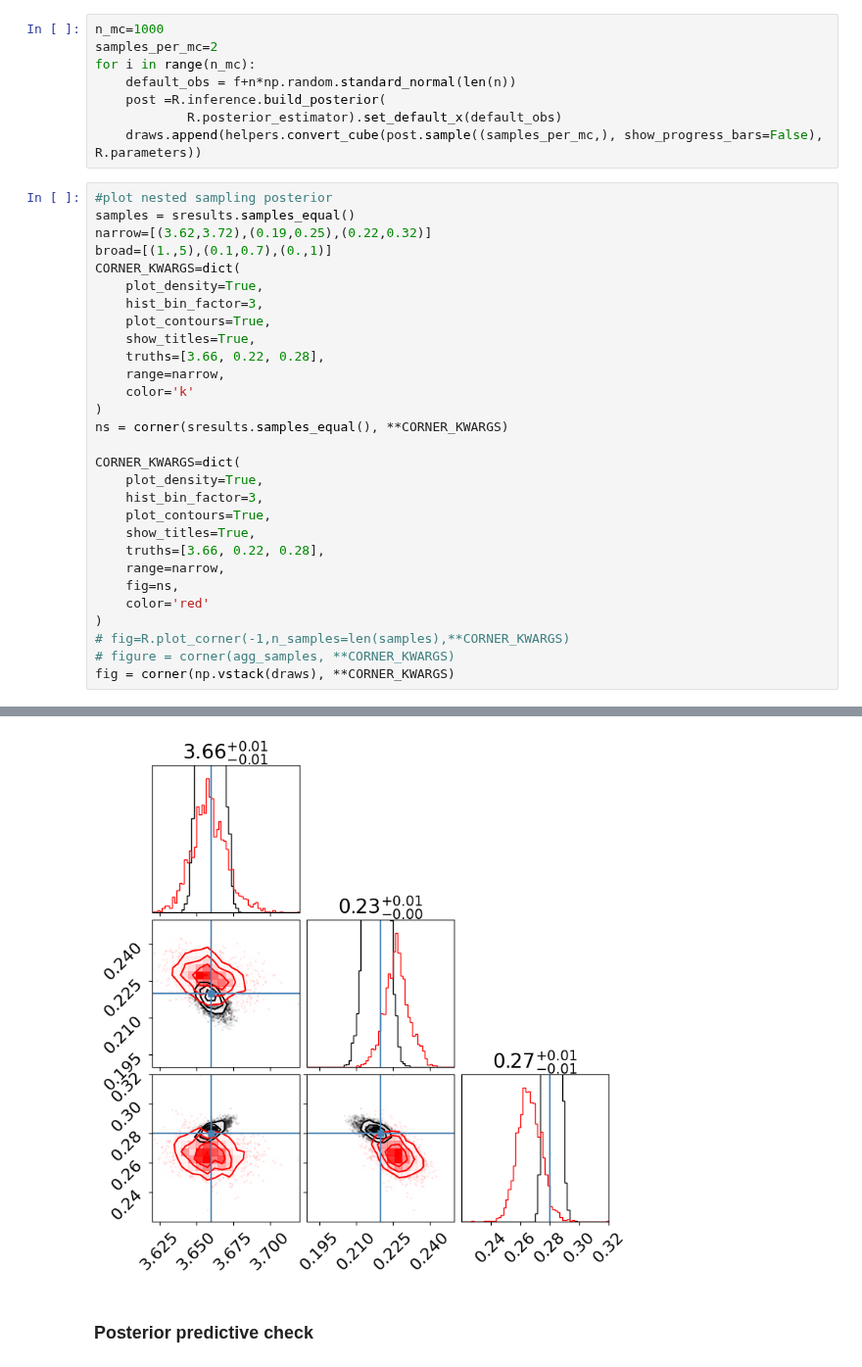
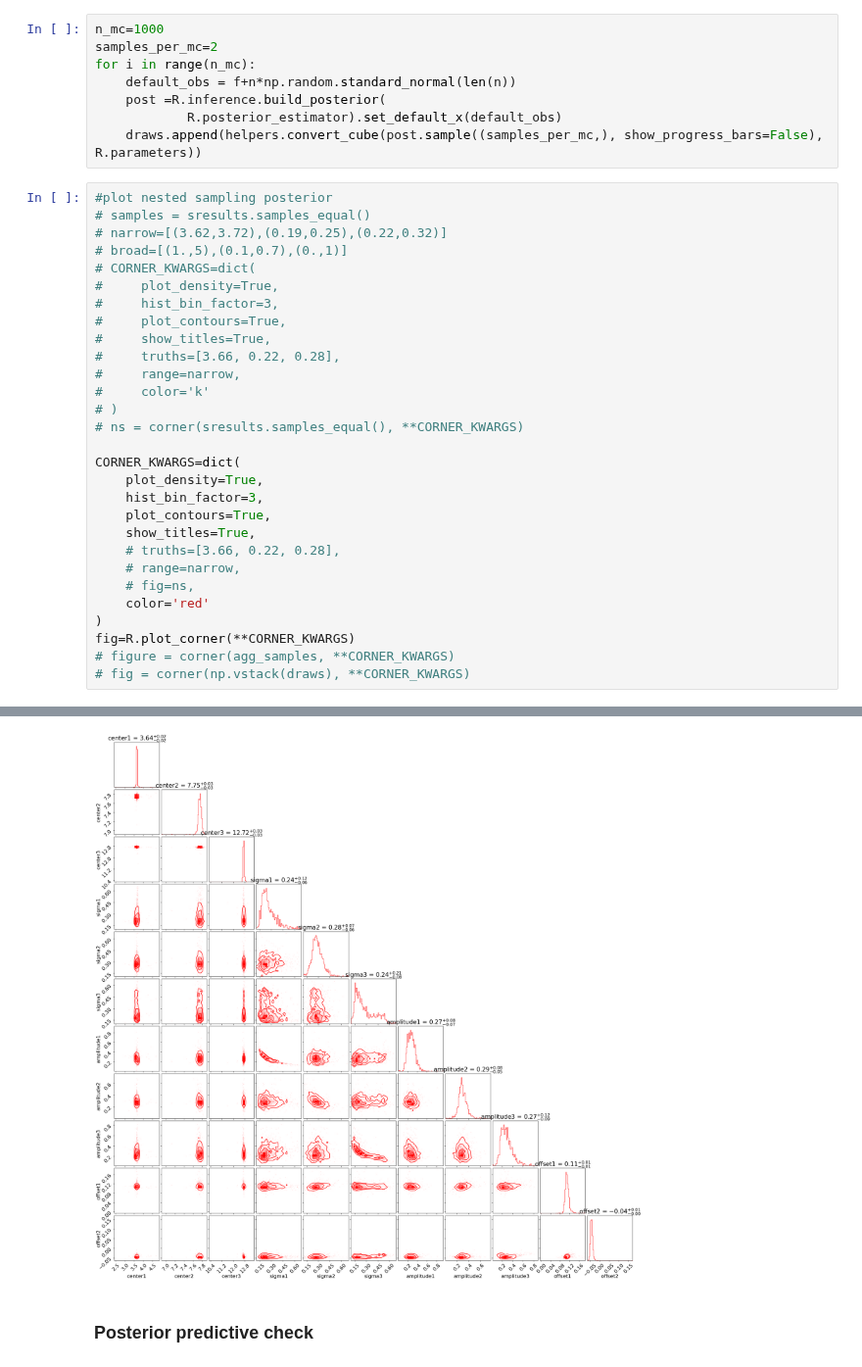
Before and after one commit to franciscoardevolmartinez/FlopPITy, a Jupyter notebook: examples/Example.ipynb, the cells around one changed output, grey strips where cells are left out. Shown at 98% size. Drawn from its saved outputs; the diff is of its cells as text.

```diff
--- a/examples/Example.ipynb
+++ b/examples/Example.ipynb
@@ -319,31 +236,31 @@ for i in range(n_mc):
     draws.append(helpers.convert_cube(post.sample((samples_per_mc,), show_progress_bars=False), R.parameters))
 # %%
 #plot nested sampling posterior
-samples = sresults.samples_equal()
-narrow=[(3.62,3.72),(0.19,0.25),(0.22,0.32)]
-broad=[(1.,5),(0.1,0.7),(0.,1)]
-CORNER_KWARGS=dict(
-    plot_density=True,
-    hist_bin_factor=3,
-    plot_contours=True,
-    show_titles=True,
-    truths=[3.66, 0.22, 0.28],
-    range=narrow,
-    color='k'
-)
-ns = corner(sresults.samples_equal(), **CORNER_KWARGS)
+# samples = sresults.samples_equal()
+# narrow=[(3.62,3.72),(0.19,0.25),(0.22,0.32)]
+# broad=[(1.,5),(0.1,0.7),(0.,1)]
+# CORNER_KWARGS=dict(
+#     plot_density=True,
+#     hist_bin_factor=3,
+#     plot_contours=True,
+#     show_titles=True,
+#     truths=[3.66, 0.22, 0.28],
+#     range=narrow,
+#     color='k'
+# )
+# ns = corner(sresults.samples_equal(), **CORNER_KWARGS)
 
 CORNER_KWARGS=dict(
     plot_density=True,
     hist_bin_factor=3,
     plot_contours=True,
     show_titles=True,
-    truths=[3.66, 0.22, 0.28],
-    range=narrow,
-    fig=ns,
+    # truths=[3.66, 0.22, 0.28],
+    # range=narrow,
+    # fig=ns,
     color='red'
 )
-# fig=R.plot_corner(-1,n_samples=len(samples),**CORNER_KWARGS)
+fig=R.plot_corner(**CORNER_KWARGS)
 # figure = corner(agg_samples, **CORNER_KWARGS)
-fig = corner(np.vstack(draws), **CORNER_KWARGS)
+# fig = corner(np.vstack(draws), **CORNER_KWARGS)
 # %% [output]
@@ -350,4 +280,4 @@ fig = corner(np.vstack(draws), **CORNER_KWARGS)
-[figure, old version]
+[figure, new version]
 # %% [markdown]
 ### Posterior predictive check
 # %%
```
Also changed, not shown: parts of 6 cells of this notebook, 2 other files.
